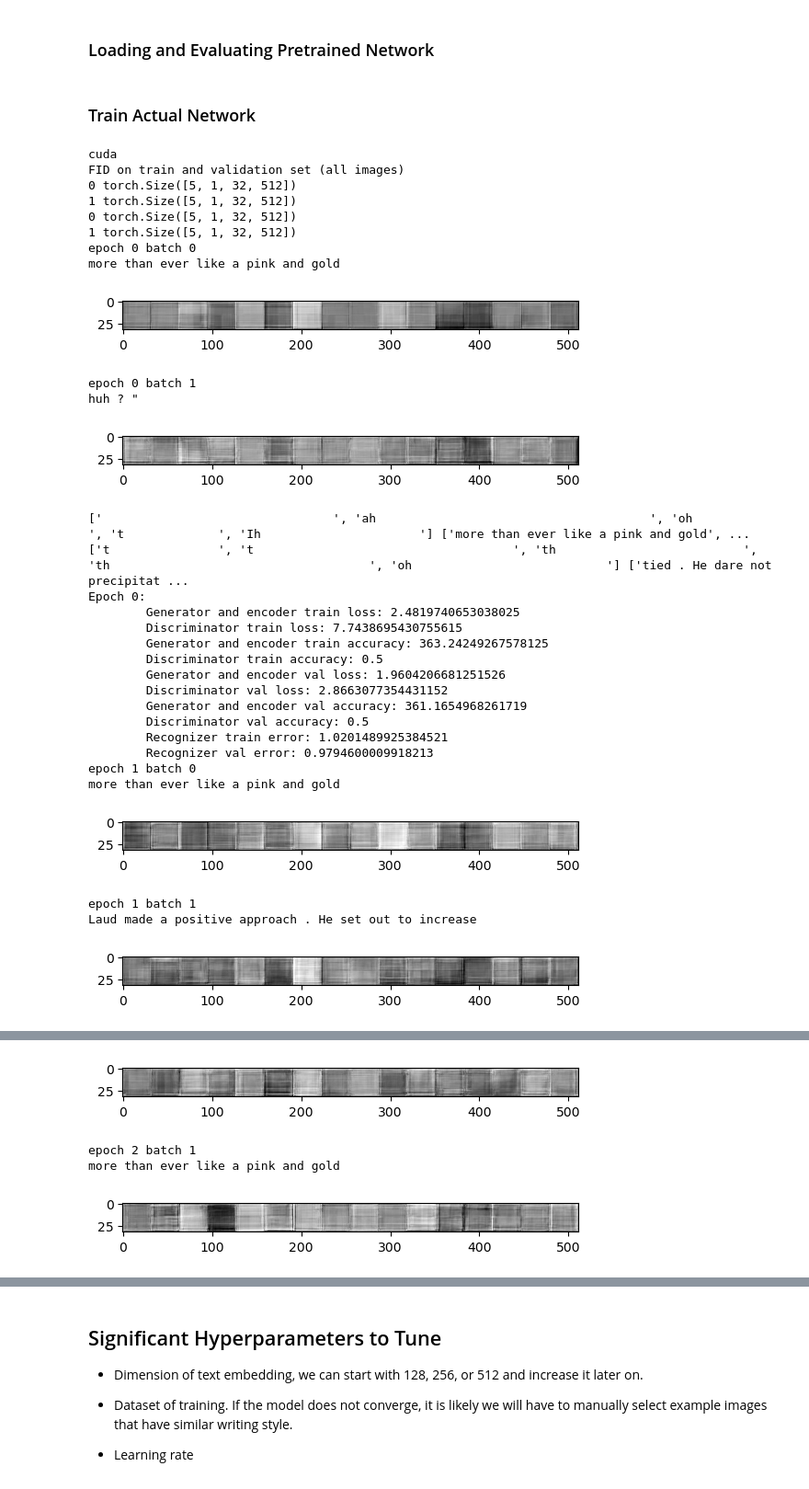
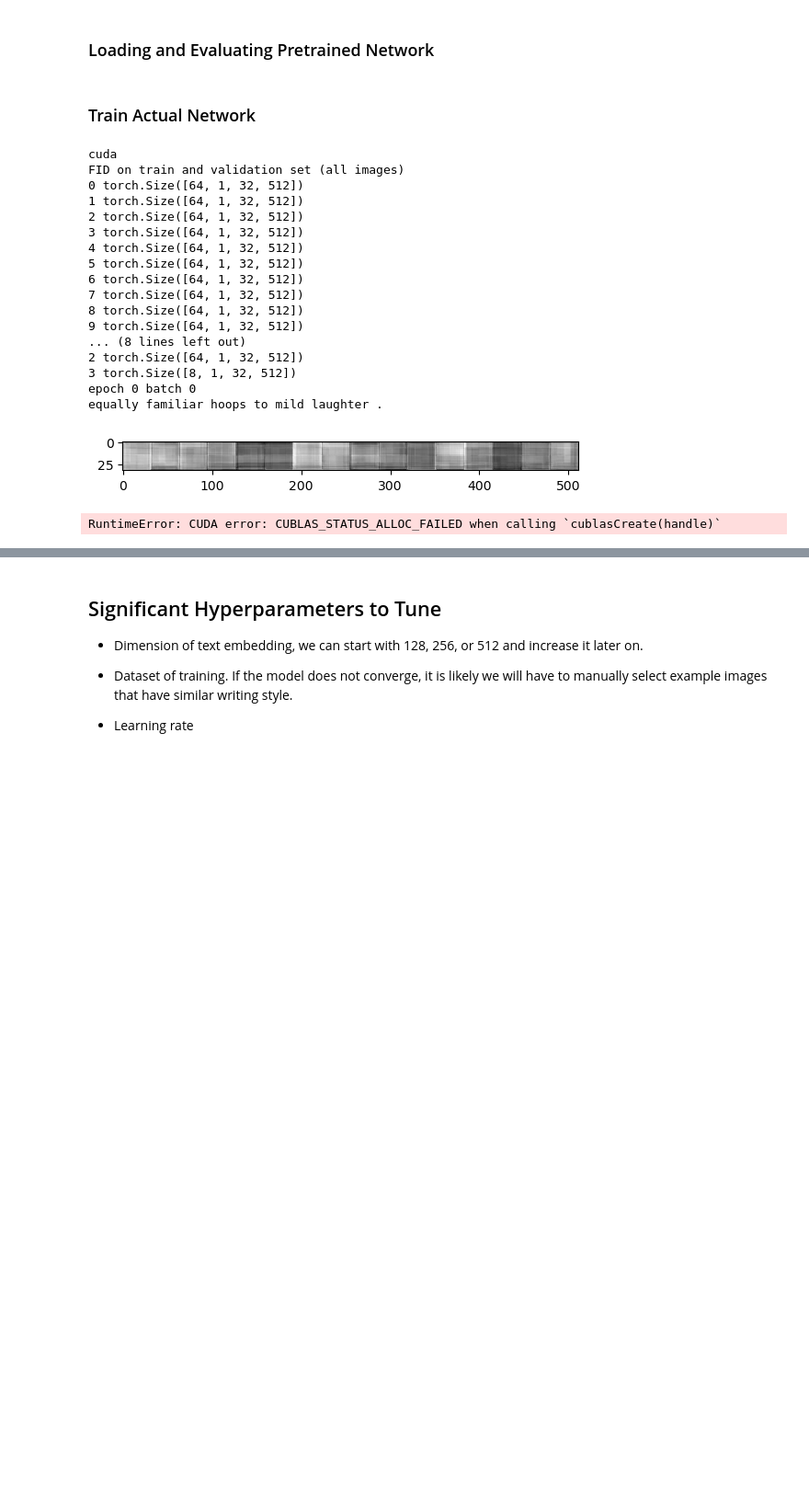
Before and after one commit to nabethg/ScribeSmith, a Jupyter notebook: main_model.ipynb, the cells around one changed output, grey strips where cells are left out. Shown at 92% size. Cells and saved outputs as stored; diff of their text form; code cells hidden in the pictures; blank space fills up the shorter version.

Commit message:
Main model 1000 training, 200 val, bs64

```diff
--- a/main_model.ipynb
+++ b/main_model.ipynb
@@ -236,8 +236,8 @@ line_transcription_dataset_val = Subset(line_transcription_dataset_val, range(20
 line_image_dataset_train = Subset(line_image_dataset_train, range(100))
 line_image_dataset_val = Subset(line_image_dataset_val, range(20))
 
-line_dataset_train = Subset(line_dataset_train, range(10))
-line_dataset_val = Subset(line_dataset_val, range(2))
+line_dataset_train = Subset(line_dataset_train, range(1000))
+line_dataset_val = Subset(line_dataset_val, range(200))
 
 # line_transcription_dataset_train, line_transcription_dataset_val, _ = random_split(line_transcription_dataset, [0.005, 0.005, 0.99])
 # line_image_dataset_train, line_image_dataset_val, _ = random_split(line_image_dataset, [0.005, 0.005, 0.99])
@@ -351,6 +351,7 @@ def calculate_gan_loss_and_accuracies(generator, encoder, discriminator, recogni
     recognizer_error = 0  # Character error rate
     with torch.no_grad():
         for i, (line_image_batch, input_text_batch) in enumerate(line_loader):
+            print(i)
             line_image_batch = line_image_batch.to(device)
             input_text_batch = input_text_batch.to(device)
 
@@ -404,7 +405,7 @@ def calculate_gan_loss_and_accuracies(generator, encoder, discriminator, recogni
     discriminator_accuracy /= len(line_loader)
     generator_and_encoder_loss /= len(line_loader)
     discriminator_loss /= len(line_loader)
-    recognizer_error /= (i+1)
+    recognizer_error /= len(line_loader)
 
     return generator_and_encoder_loss, discriminator_loss, generator_and_encoder_error, discriminator_accuracy, recognizer_error
 
@@ -416,7 +417,7 @@ def train_recognizer(recognizer, train_line_loader, val_line_loader, batch_size=
 
 def train_gan(generator, encoder, discriminator, recognizer,
               train_line_dataset, val_line_dataset,
-              batch_size=64, encoder_lr=1e-5, generator_lr=1e-5, discriminator_lr=1e-5, recognizer_lr=1e-5,
+              batch_size=64, encoder_lr=1e-5, generator_lr=1e-5, discriminator_lr=1e-5,
               betas=(0, 0.999), num_epochs=30, loss_balancing_alpha=1,
               num_generator_updates_per_discriminator_update=1):
     # Note, the generator and discriminator should be spectrally normalized before training
@@ -430,7 +431,7 @@ def train_gan(generator, encoder, discriminator, recognizer,
     recognizer = recognizer.to(device)
 
     train_line_loader = DataLoader(train_line_dataset, batch_size=batch_size, shuffle=True)
-    val_line_loader = DataLoader(train_line_dataset, batch_size=batch_size, shuffle=True)
+    val_line_loader = DataLoader(val_line_dataset, batch_size=batch_size, shuffle=True)
 
     encoder_optimizer = optim.Adam(encoder.parameters(), lr=encoder_lr, betas=betas)
     generator_optimizer = optim.Adam(generator.parameters(), lr=generator_lr, betas=betas)
@@ -439,11 +440,11 @@ def train_gan(generator, encoder, discriminator, recognizer,
     adversarial_loss_function = nn.BCELoss()  # discriminator already has sigmoid
     recognizer_loss_function = nn.NLLLoss()
     saving_filenames = {
-        "encoder": os.path.join("main_model", "model_snapshots", f"{datetime.datetime.now().strftime('%Y-%m-%d_%H-%M-%S')}_bs{batch_size}_lrE{encoder_lr}_lrG{generator_lr}_lrD{discriminator_lr}_lrR{recognizer_lr}_betas{betas}_encoder"),
-        "generator": os.path.join("main_model", "model_snapshots", f"{datetime.datetime.now().strftime('%Y-%m-%d_%H-%M-%S')}_bs{batch_size}_lrE{encoder_lr}_lrG{generator_lr}_lrD{discriminator_lr}_lrR{recognizer_lr}_betas{betas}_generator"),
-        "discriminator": os.path.join("main_model", "model_snapshots", f"{datetime.datetime.now().strftime('%Y-%m-%d_%H-%M-%S')}_bs{batch_size}_lrE{encoder_lr}_lrG{generator_lr}_lrD{discriminator_lr}_lrR{recognizer_lr}_betas{betas}_discriminator"),
-        "losses": os.path.join("main_model", "model_training_information", f"{datetime.datetime.now().strftime('%Y-%m-%d_%H-%M-%S')}_bs{batch_size}_lrE{encoder_lr}_lrG{generator_lr}_lrD{discriminator_lr}_lrR{recognizer_lr}_betas{betas}_losses"),
-        "accuracies": os.path.join("main_model", "model_training_information", f"{datetime.datetime.now().strftime('%Y-%m-%d_%H-%M-%S')}_bs{batch_size}_lrE{encoder_lr}_lrG{generator_lr}_lrD{discriminator_lr}_lrR{recognizer_lr}_accuracies")
+        "encoder": os.path.join("main_model", "model_snapshots", f"{datetime.datetime.now().strftime('%Y-%m-%d_%H-%M-%S')}_bs{batch_size}_lrE{encoder_lr}_lrG{generator_lr}_lrD{discriminator_lr}_betas{betas}_encoder"),
+        "generator": os.path.join("main_model", "model_snapshots", f"{datetime.datetime.now().strftime('%Y-%m-%d_%H-%M-%S')}_bs{batch_size}_lrE{encoder_lr}_lrG{generator_lr}_lrD{discriminator_lr}_betas{betas}_generator"),
+        "discriminator": os.path.join("main_model", "model_snapshots", f"{datetime.datetime.now().strftime('%Y-%m-%d_%H-%M-%S')}_bs{batch_size}_lrE{encoder_lr}_lrG{generator_lr}_lrD{discriminator_lr}_betas{betas}_discriminator"),
+        "losses": os.path.join("main_model", "model_training_information", f"{datetime.datetime.now().strftime('%Y-%m-%d_%H-%M-%S')}_bs{batch_size}_lrE{encoder_lr}_lrG{generator_lr}_lrD{discriminator_lr}_betas{betas}_losses"),
+        "accuracies": os.path.join("main_model", "model_training_information", f"{datetime.datetime.now().strftime('%Y-%m-%d_%H-%M-%S')}_bs{batch_size}_lrE{encoder_lr}_lrG{generator_lr}_lrD{discriminator_lr}_accuracies")
         }
 
     best_generator_and_encoder_val_loss = float('inf')
@@ -1284,7 +1285,7 @@ class Recognizer(nn.Module):
     Output a vector representation of the text size N x 73 x (82*2+1)
     Purpose is to recognize the text from the image, to encourage the generator to produce images that are representations of the text
     """
-
+    # TODO dont include dropout when validatino
     def __init__(self):
         super().__init__()
         self.name = "recognizer"
@@ -1306,7 +1307,7 @@ class Recognizer(nn.Module):
 
         self.lrelu = nn.LeakyReLU()
         self.maxpool = nn.MaxPool2d(kernel_size=2)
-        self.dropout = nn.Dropout2d(p=0.3)
+        self.dropout = nn.Dropout2d(p=0.4)
 
     def forward(self, img):
         img = self.bn1(self.lrelu(self.maxpool(self.conv1(img))))
@@ -1318,7 +1319,6 @@ class Recognizer(nn.Module):
         img = self.bn4(self.lrelu(self.dropout(self.conv4(img))))
         #print(img.shape)
         img = self.bn5(self.lrelu(self.dropout(self.conv5(img))))
-        #print(img.shape)
         # Collapse
         img, _ = torch.max(img, dim=2)
         #print(img.shape)
@@ -1359,50 +1359,38 @@ recognizer = Recognizer()
 # %%
 generator = Generator()
 discriminator = Discriminator()
 encoder = Encoder()
 recognizer = Recognizer()
 
 # Load in the recognizer
-recog_path = "./model_recognizer_bs32_lr0.001_epoch39"
+recog_path = "./model_recognizer_bs32_lr0.001_epoch499"
 recognizer = load_model(recognizer, recog_path)
 
 # generator = load_model(generator, "main_model/model_snapshots/2023-07-13_18-06-43_bs4_lr0.0002_betas(0, 0.999)_generator_epoch9.pt")
 # generator, encoder, discriminator = load_models_of_same_batch(generator, encoder, discriminator, filename_prefix="main_model/model_snapshots/2023-07-13_18-06-43_bs4_lr0.0002_betas(0, 0.999)", epoch_number=9)
 
-train_gan(encoder_lr=0.0001, generator_lr=1e-6, discriminator_lr=1e-6, recognizer_lr=0.0001,
-          num_epochs=5, batch_size=5,
+train_gan(encoder_lr=0.0001, generator_lr=1e-6, discriminator_lr=1e-6,
+          num_epochs=50, batch_size=64,
           encoder=encoder, generator=generator ,discriminator=discriminator,
           train_line_dataset=line_dataset_train, val_line_dataset=line_dataset_val,
           recognizer=recognizer, num_generator_updates_per_discriminator_update=1)
 # %% [output]
 cuda
 FID on train and validation set (all images)
-0 torch.Size([5, 1, 32, 512])
-1 torch.Size([5, 1, 32, 512])
-0 torch.Size([5, 1, 32, 512])
-1 torch.Size([5, 1, 32, 512])
+0 torch.Size([64, 1, 32, 512])
+1 torch.Size([64, 1, 32, 512])
+2 torch.Size([64, 1, 32, 512])
+3 torch.Size([64, 1, 32, 512])
+4 torch.Size([64, 1, 32, 512])
+5 torch.Size([64, 1, 32, 512])
+6 torch.Size([64, 1, 32, 512])
+7 torch.Size([64, 1, 32, 512])
+8 torch.Size([64, 1, 32, 512])
+9 torch.Size([64, 1, 32, 512])
+... (8 lines left out)
+2 torch.Size([64, 1, 32, 512])
+3 torch.Size([8, 1, 32, 512])
 epoch 0 batch 0
-more than ever like a pink and gold
+equally familiar hoops to mild laughter .
-[figure, old version]
+[figure, new version]
-epoch 0 batch 1
-huh ? "
+RuntimeError: CUDA error: CUBLAS_STATUS_ALLOC_FAILED when calling `cublasCreate(handle)`
-[figure, removed]
-['                                ', 'ah                                      ', 'oh                            ', 't             ', 'Ih                      '] ['more than ever like a pink and gold', ...
-['t               ', 't                                    ', 'th                          ', 'th                                    ', 'oh                           '] ['tied . He dare not precipitat ...
-Epoch 0:
-        Generator and encoder train loss: 2.4819740653038025
-        Discriminator train loss: 7.7438695430755615
-        Generator and encoder train accuracy: 363.24249267578125
-        Discriminator train accuracy: 0.5
-        Generator and encoder val loss: 1.9604206681251526
-        Discriminator val loss: 2.8663077354431152
-        Generator and encoder val accuracy: 361.1654968261719
-        Discriminator val accuracy: 0.5
-        Recognizer train error: 1.0201489925384521
-        Recognizer val error: 0.9794600009918213
-epoch 1 batch 0
-more than ever like a pink and gold
-[figure, removed]
-epoch 1 batch 1
-Laud made a positive approach . He set out to increase
-[figure, removed]
@@ -1424,4 +1396,0 @@ simplicity , though nowadays their
-[figure, removed]
-epoch 2 batch 1
-more than ever like a pink and gold
-[figure, removed]
```
Also changed, not shown: parts of 2 cells of this notebook.
